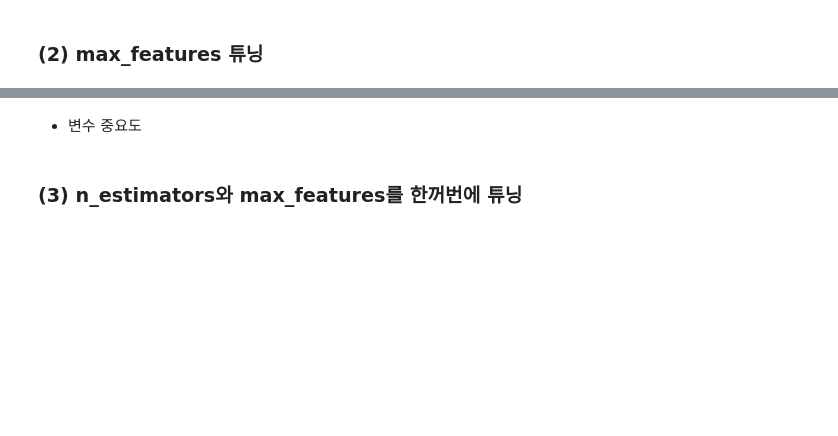
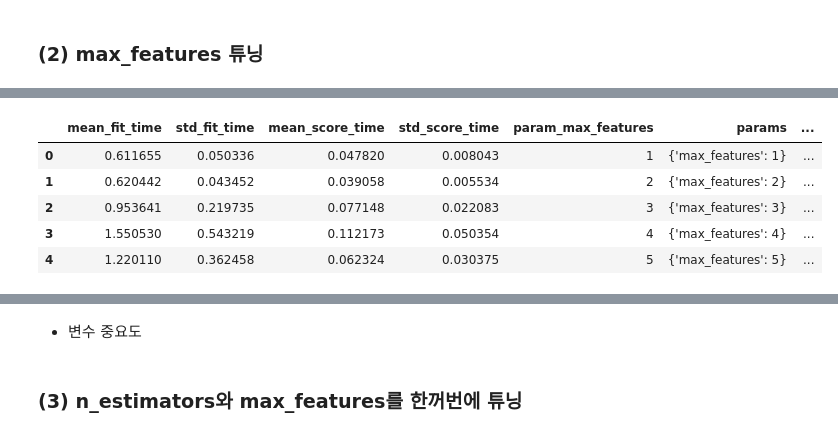
Before and after one commit to prefer100/ai_practice, a Jupyter notebook: 머신러닝/12과 Bagging.ipynb, the cells around one changed output, grey strips where cells are left out. Cells and saved outputs as stored; diff of their text form; code cells hidden in the pictures; blank space fills up the shorter version.

```diff
--- a/머신러닝/12과 Bagging.ipynb
+++ b/머신러닝/12과 Bagging.ipynb
@@ -245,0 +248,4 @@ plt.show()
+# %%
+# 1~20
+params = {'max_features':range(1,21)}
+params
@@ -245,0 +301,11 @@ plt.show()
+# %%
+# 튜닝 결과를 데이터프레임으로 저장
+result = pd.DataFrame(m_gs.cv_results_)
+result.head()
+# %% [output]
+|  | mean_fit_time | std_fit_time | mean_score_time | std_score_time | param_max_features | params | ... |
+| 0 | 0.611655 | 0.050336 | 0.047820 | 0.008043 | 1 | {'max_features': 1} | ... |
+| 1 | 0.620442 | 0.043452 | 0.039058 | 0.005534 | 2 | {'max_features': 2} | ... |
+| 2 | 0.953641 | 0.219735 | 0.077148 | 0.022083 | 3 | {'max_features': 3} | ... |
+| 3 | 1.550530 | 0.543219 | 0.112173 | 0.050354 | 4 | {'max_features': 4} | ... |
+| 4 | 1.220110 | 0.362458 | 0.062324 | 0.030375 | 5 | {'max_features': 5} | ... |
```
Also changed, not shown: parts of 26 cells of this notebook, 3 other files.
